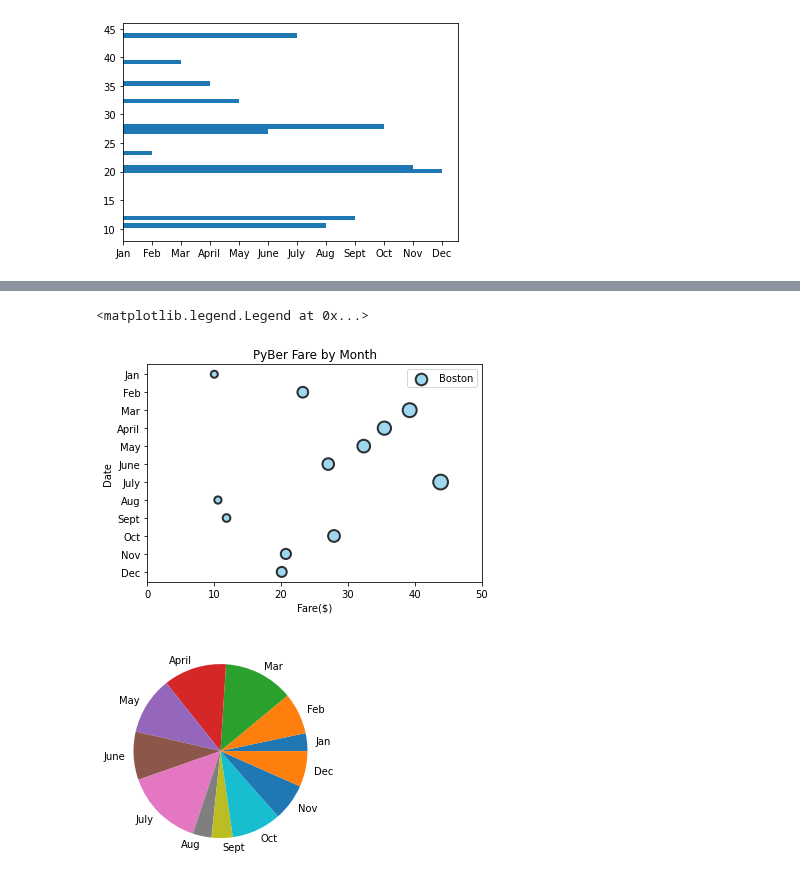
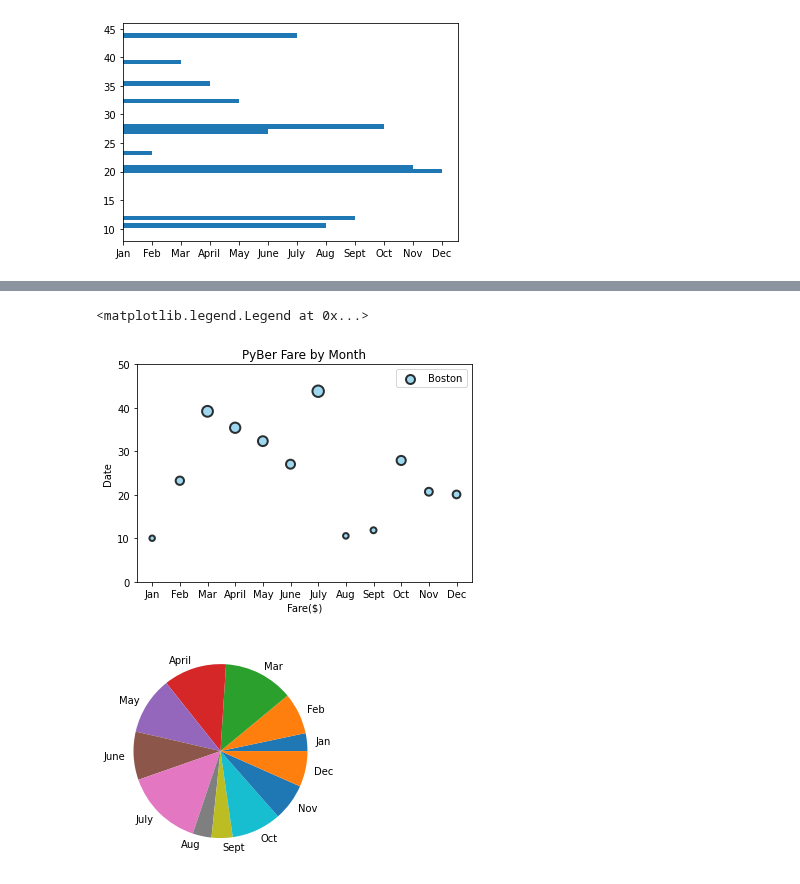
Before and after one commit to bratrudb/PyBer_Analysis, a Jupyter notebook: Practice_files/matplotlib_practice.ipynb, the cells around one changed output, grey strips where cells are left out. Drawn from its saved outputs; the diff is of its cells as text; code cells hidden in the pictures.

```diff
--- a/Practice_files/matplotlib_practice.ipynb
+++ b/Practice_files/matplotlib_practice.ipynb
@@ -181,5 +181,5 @@ plt.scatter(x_axis, y_axis)
 # %%
-x_axis_larger = []
-for data in x_axis:
-  x_axis_larger.append(data*3)
+y_axis_larger = []
+for data in y_axis:
+  y_axis_larger.append(data*3)
 # %%
@@ -204,16 +204,16 @@ for data in y_axis:
     y_axis_larger.append(data*5)
 # %%
 fig, ax = plt.subplots()
-ax.scatter(x_axis, y_axis, s=x_axis_larger, color="skyblue", alpha=0.8, linewidth=2, edgecolor="Black", label="Boston")
+ax.scatter(x_axis, y_axis, s=y_axis_larger, color="skyblue", alpha=0.8, linewidth=2, edgecolor="Black", label="Boston")
 ax.set_title("PyBer Fare by Month")
 ax.invert_yaxis()
 plt.xlabel("Fare($)")
 plt.ylabel("Date")
-ax.set_xlim(0, 50)
+ax.set_ylim(0, 50)
 ax.legend()
 # %% [output]
 <matplotlib.legend.Legend at 0x...>
-[figure, old version]
+[figure, new version]
 # %%
 # Set the x-axis to a list of strings for each month.
 x_axis = ["Jan", "Feb", "Mar", "April", "May", "June", "July", "Aug", "Sept", "Oct", "Nov", "Dec"]
```
Also changed, not shown: parts of 6 cells of this notebook, 2 other files.
